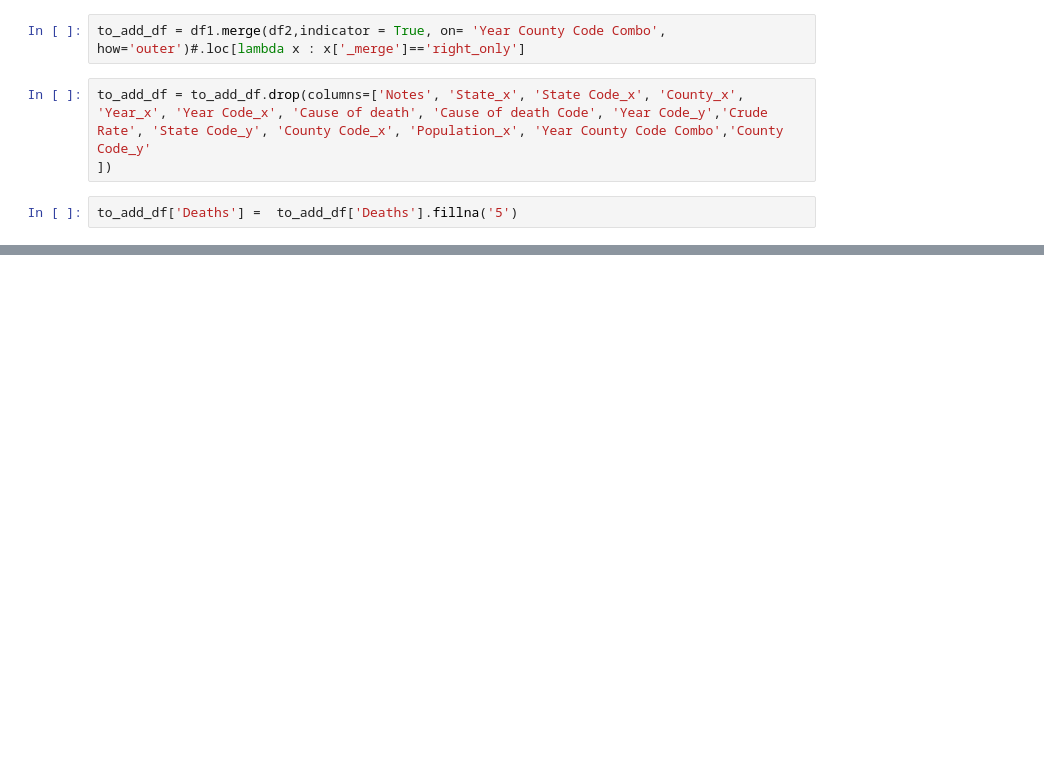
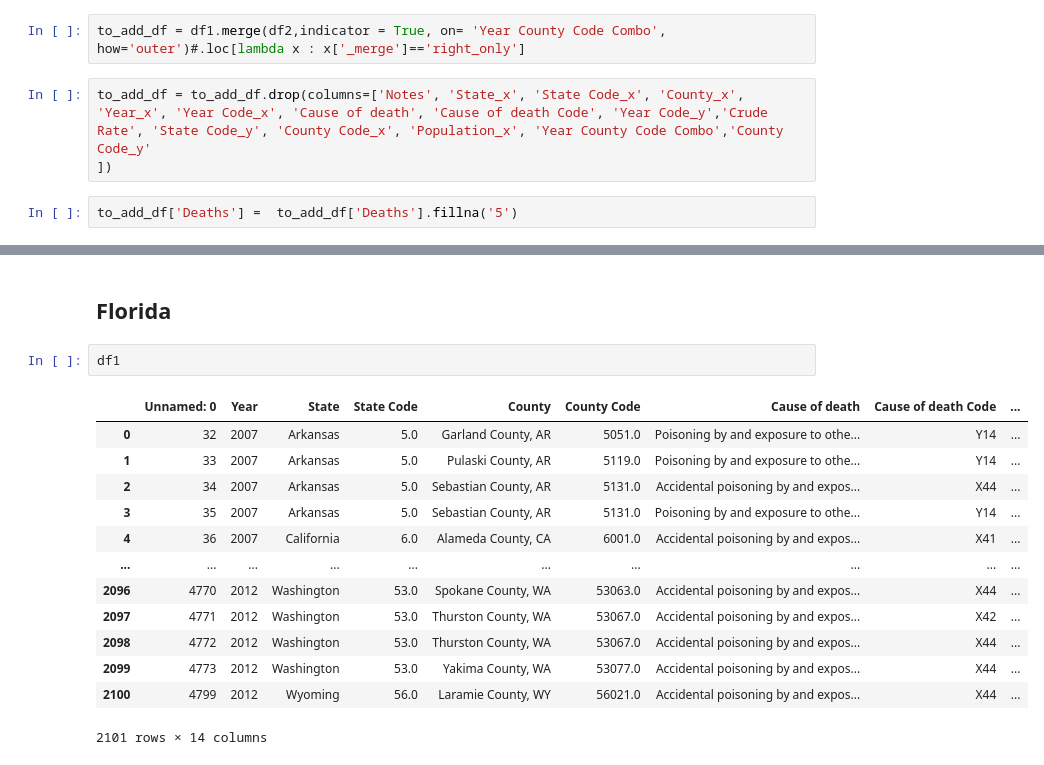
Before and after one commit to MIDS-at-Duke/pds-2022-turquoise-team, a Jupyter notebook: 10_code/texas cleaning final .ipynb, the cells around one changed output, grey strips where cells are left out. Cells and saved outputs as stored; diff of their text form; blank space fills up the shorter version.

```diff
--- a/10_code/texas cleaning final .ipynb
+++ b/10_code/texas cleaning final .ipynb
@@ -33,0 +63,18 @@ to_add_df.to_csv('/workspaces/pds-2022-turquoise-team/00_source_data/texas_all_d
+# %% [markdown]
+## Florida
+# %%
+df1
+# %% [output]
+|  | Unnamed: 0 | Year | State | State Code | County | County Code | Cause of death | Cause of death Code | ... |
+| 0 | 32 | 2007 | Arkansas | 5.0 | Garland County, AR | 5051.0 | Poisoning by and exposure to othe... | Y14 | ... |
+| 1 | 33 | 2007 | Arkansas | 5.0 | Pulaski County, AR | 5119.0 | Poisoning by and exposure to othe... | Y14 | ... |
+| 2 | 34 | 2007 | Arkansas | 5.0 | Sebastian County, AR | 5131.0 | Accidental poisoning by and expos... | X44 | ... |
+| 3 | 35 | 2007 | Arkansas | 5.0 | Sebastian County, AR | 5131.0 | Poisoning by and exposure to othe... | Y14 | ... |
+| 4 | 36 | 2007 | California | 6.0 | Alameda County, CA | 6001.0 | Accidental poisoning by and expos... | X41 | ... |
+| ... | ... | ... | ... | ... | ... | ... | ... | ... | ... |
+| 2096 | 4770 | 2012 | Washington | 53.0 | Spokane County, WA | 53063.0 | Accidental poisoning by and expos... | X44 | ... |
+| 2097 | 4771 | 2012 | Washington | 53.0 | Thurston County, WA | 53067.0 | Accidental poisoning by and expos... | X42 | ... |
+| 2098 | 4772 | 2012 | Washington | 53.0 | Thurston County, WA | 53067.0 | Accidental poisoning by and expos... | X44 | ... |
+| 2099 | 4773 | 2012 | Washington | 53.0 | Yakima County, WA | 53077.0 | Accidental poisoning by and expos... | X44 | ... |
+| 2100 | 4799 | 2012 | Wyoming | 56.0 | Laramie County, WY | 56021.0 | Accidental poisoning by and expos... | X44 | ... |
+2101 rows × 14 columns
```
Also changed, not shown: parts of 10 cells of this notebook, 2 other files.
